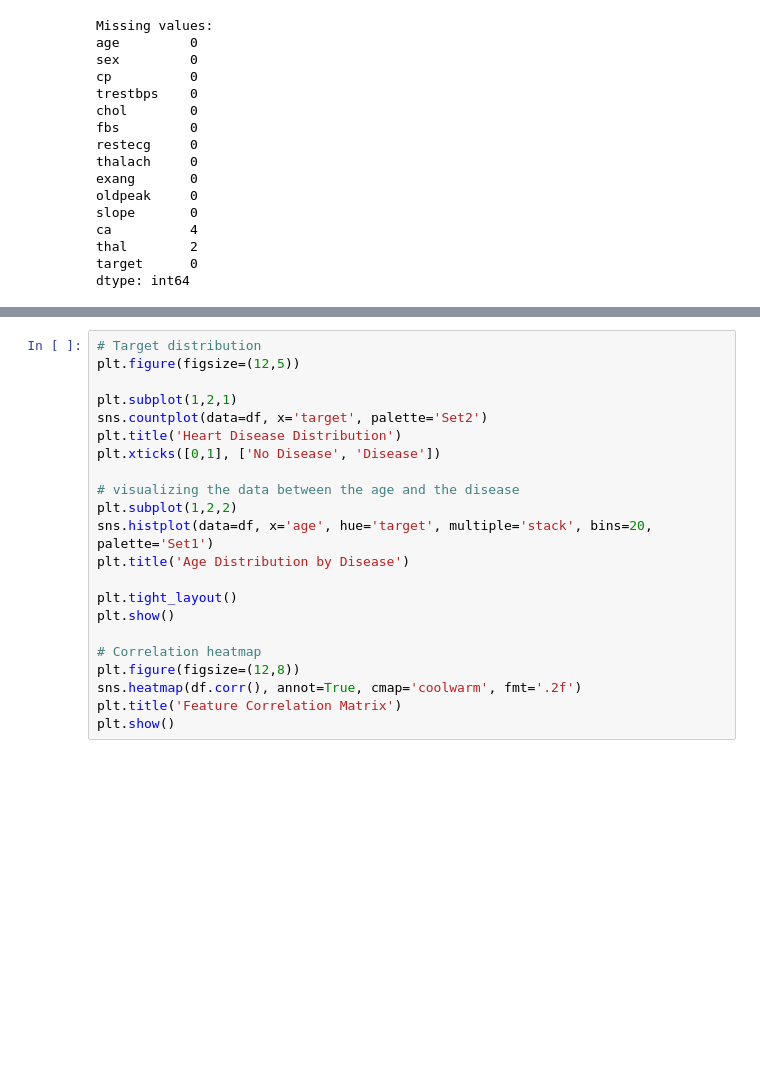
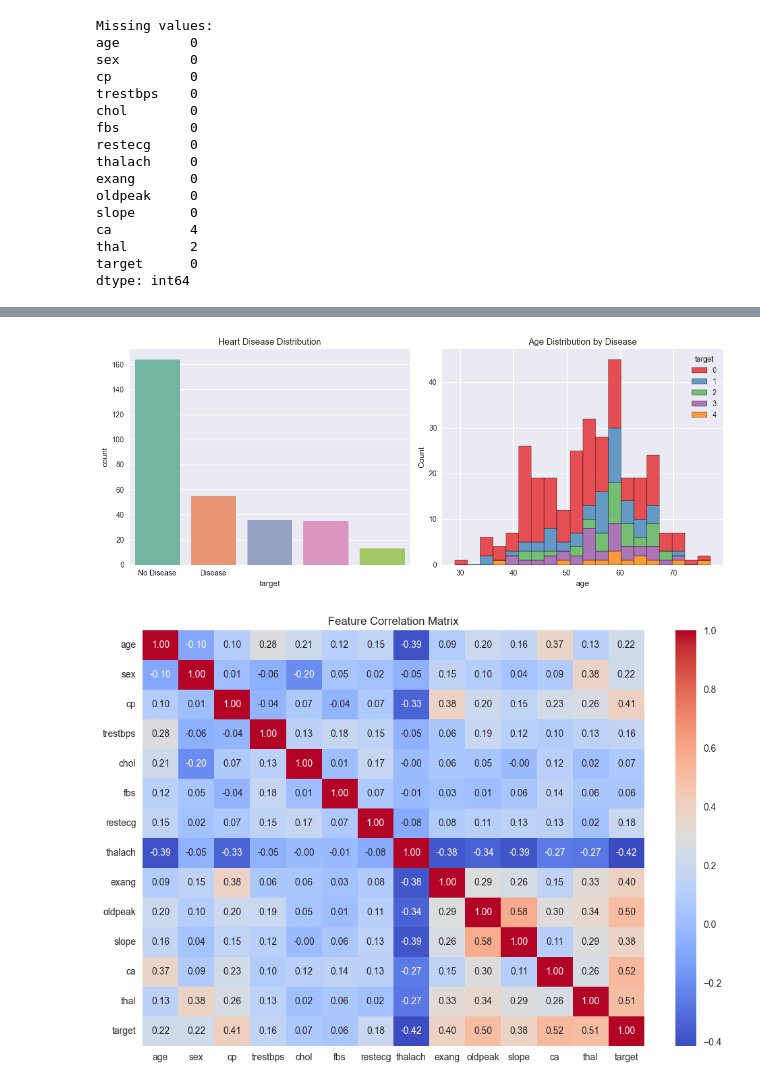
Before and after one commit to Rahmoun-Rayan-abderrahim/heart-disease-Logistic-Regression, a Jupyter notebook: notebooks/eda.ipynb, the cells around one changed output, grey strips where cells are left out. Cells and saved outputs as stored; diff of their text form; blank space fills up the shorter version.

```diff
--- a/notebooks/eda.ipynb
+++ b/notebooks/eda.ipynb
@@ -61,24 +56,6 @@ print("Missing values after imputation:", df.isnull().sum().sum())
 # %% [output]
 Missing values after imputation: 0
 # %%
-# Target distribution
-plt.figure(figsize=(12,5))
-
-plt.subplot(1,2,1)
-sns.countplot(data=df, x='target', palette='Set2')
-plt.title('Heart Disease Distribution')
-plt.xticks([0,1], ['No Disease', 'Disease'])
-
-# visualizing the data between the age and the disease
-plt.subplot(1,2,2)
-sns.histplot(data=df, x='age', hue='target', multiple='stack', bins=20, palette='Set1')
-plt.title('Age Distribution by Disease')
-
-plt.tight_layout()
-plt.show()
-
-# Correlation heatmap
-plt.figure(figsize=(12,8))
-sns.heatmap(df.corr(), annot=True, cmap='coolwarm', fmt='.2f')
-plt.title('Feature Correlation Matrix')
-plt.show()
+# %% [output]
+[figure, added]
+[figure, added]
```
Also changed, not shown: parts of 1 cell of this notebook.
